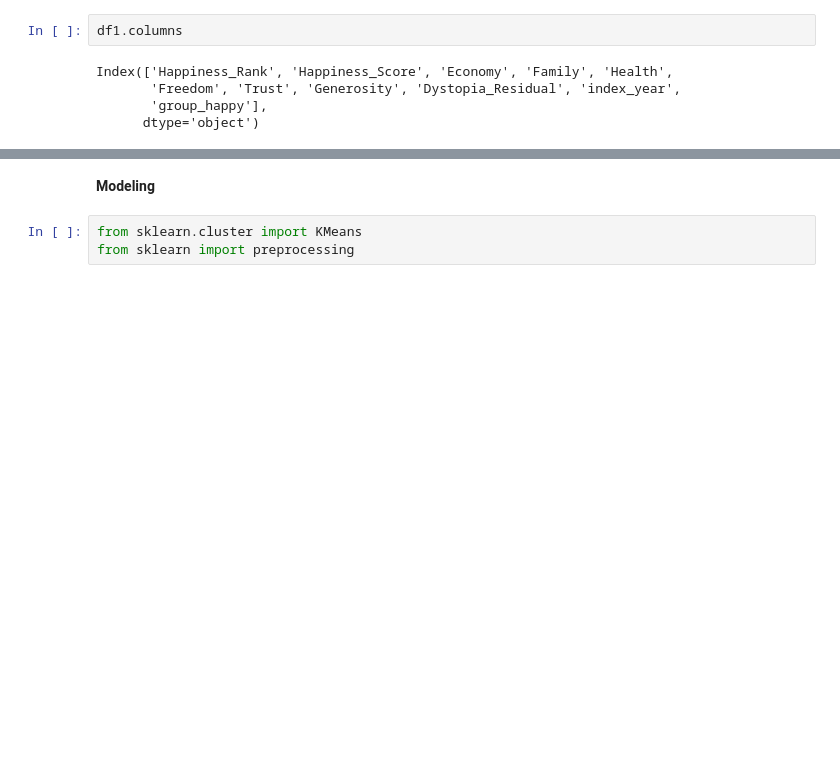
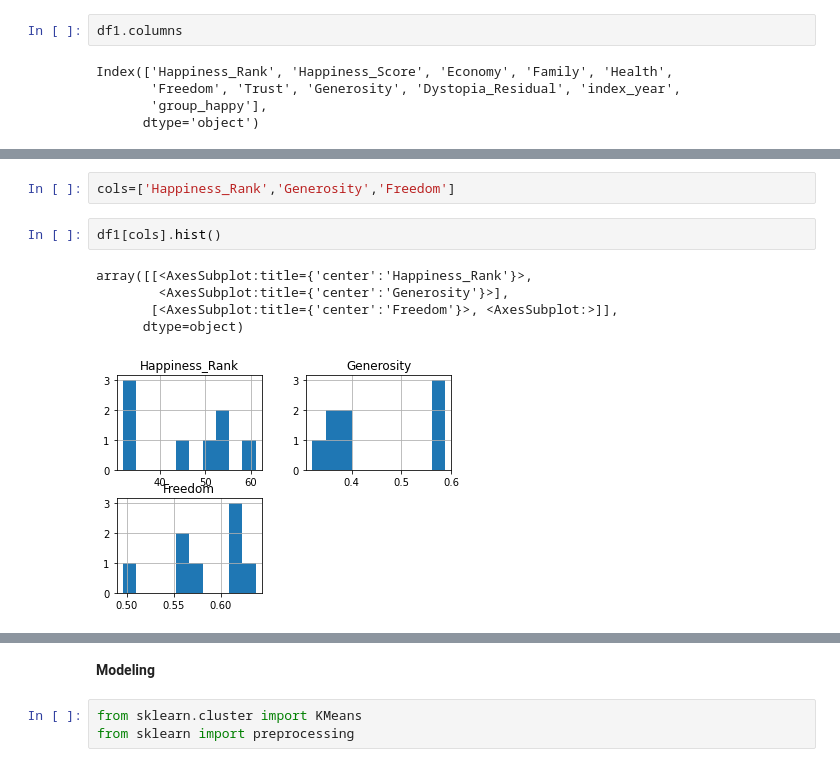
Before and after one commit to langsari/data-science-with-python-2022, a Jupyter notebook: life - cycle/life-cycle.ipynb, the cells around one changed output, grey strips where cells are left out. Drawn from its saved outputs; the diff is of its cells as text; blank space fills up the shorter version.

```diff
--- a/life - cycle/life-cycle.ipynb
+++ b/life - cycle/life-cycle.ipynb
@@ -159,0 +190,10 @@ Index(['Happiness_Rank', 'Happiness_Score', 'Economy', 'Family', 'Health',
+# %%
+cols=['Happiness_Rank','Generosity','Freedom']
+# %%
+df1[cols].hist()
+# %% [output]
+array([[<AxesSubplot:title={'center':'Happiness_Rank'}>,
+        <AxesSubplot:title={'center':'Generosity'}>],
+       [<AxesSubplot:title={'center':'Freedom'}>, <AxesSubplot:>]],
+      dtype=object)
+[figure, added]
```
Also changed, not shown: parts of 21 cells of this notebook.
